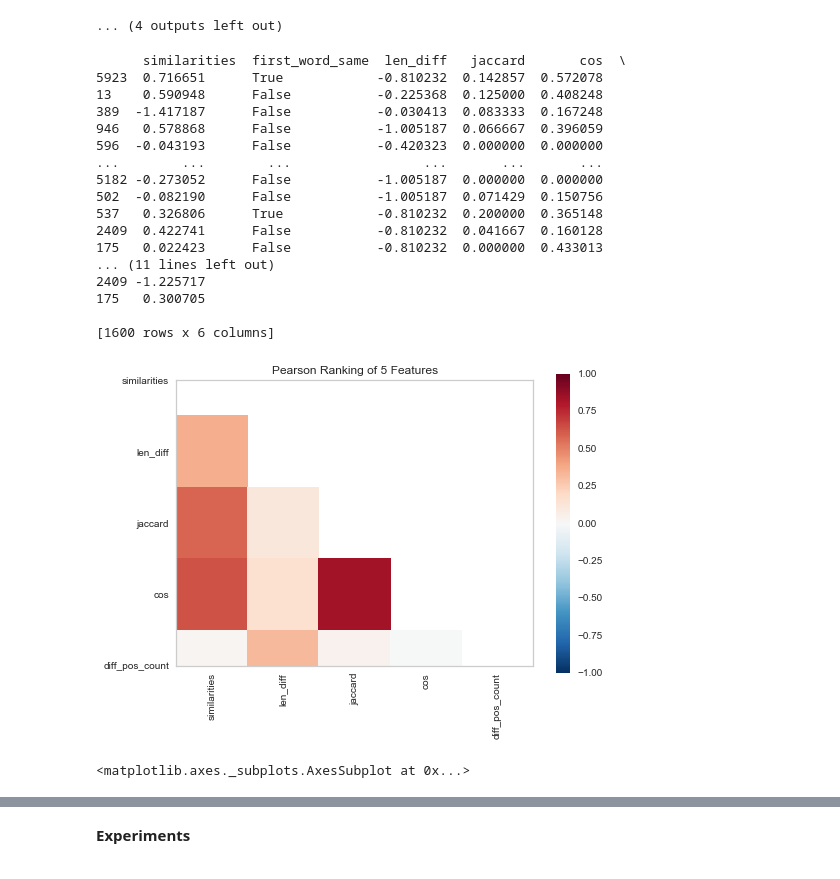
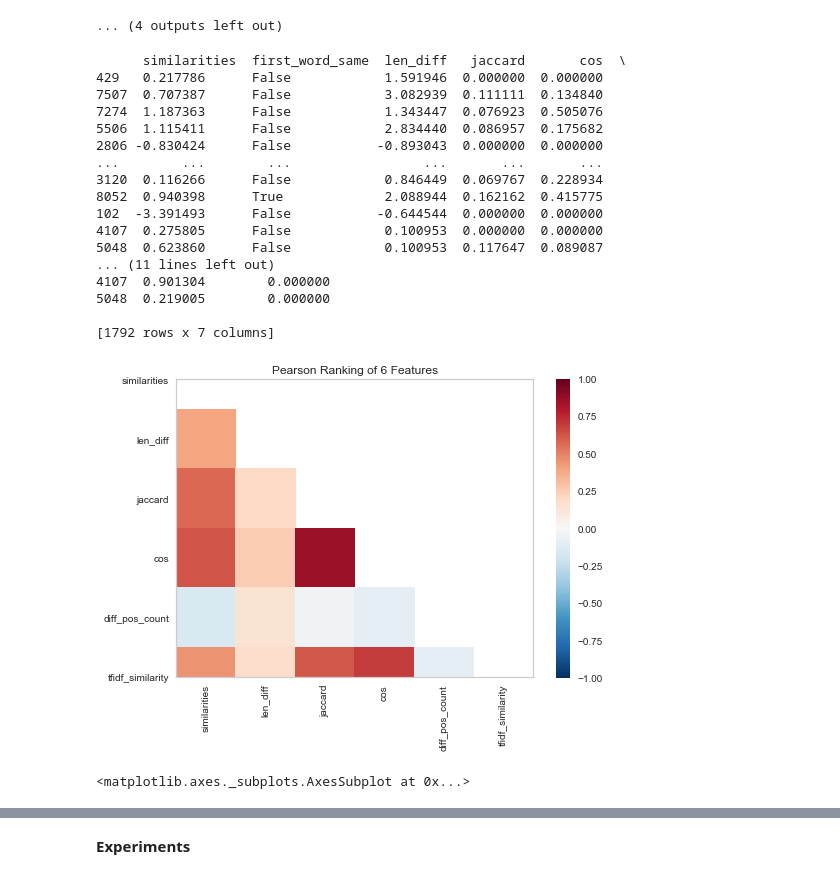
Before and after one commit to acdh-oeaw/elexis_mwsa_model, a Jupyter notebook: Codalab shared task.ipynb, the cells around one changed output, grey strips where cells are left out. Cells and saved outputs as stored; diff of their text form; code cells hidden in the pictures.

```diff
--- a/Codalab shared task.ipynb
+++ b/Codalab shared task.ipynb
@@ -92,3 +181,6 @@ balanced_en_data = load_and_preprocess()
+# %%
+balanced_en_data = load_and_preprocess('english', balancing = 'oversampling')
+balanced_en_data_undersampled = load_and_preprocess('english', balancing = 'undersampling')
 # %% [markdown]
 **Define Feature Extraction related functions**
 # %%
@@ -130,6 +222,38 @@ def diff_pos_count(row):
 
     return  len(pos_def1) - len(pos_def2)
 
+def tfidf(col1, col2):
+    tfidf_holder = pd.DataFrame()
+    tfidf_holder['col1'] = col1
+    tfidf_holder['col2'] = col2
+
+    values = join_definitions(col1, col2)
+    tfidf_holder['tfidf_1'], tfidf_holder['tfidf_2'] = tfidf_vectors(values)
+
+    return tfidf_holder.apply(lambda row: cosine_similarity([row['tfidf_1'], row['tfidf_2']])[0, 1], axis=1)
+
+
+def convert_to_text(token_array):
+    seperator = ' '
+    return seperator.join(token_array)
+
+
+def join_definitions(col1, col2):
+    joined_definitions = pd.concat([col1, col2])
+    return joined_definitions.apply(lambda tokens: ' '.join(tokens)).values.T
+
+
+def tfidf_vectors(values):
+    tfidf_matrix = TfidfVectorizer().fit_transform(values)
+
+    split_index = int(tfidf_matrix.get_shape()[0] / 2)
+    tfidf_array = tfidf_matrix.todense()
+
+    df_result1 = [row.tolist()[0] for row in tfidf_array[0:split_index]]
+    df_result2 = [row.tolist()[0] for row in tfidf_array[split_index:]]
+
+    return df_result1, df_result2
+
 
 
 def extract_features(data, feats_to_scale):
@@ -144,6 +268,7 @@ def extract_features(data, feats_to_scale):
     feat['jaccard'] = data.apply(lambda row: jaccard_sim(row), axis=1)
     feat['cos'] = data.apply(lambda row: cosine(row), axis=1)
     feat['diff_pos_count'] = data.apply(lambda row: diff_pos_count(row), axis = 1)
+    feat['tfidf_similarity'] = tfidf(data['stopwords_removed_1'], data['stopwords_removed_2'])
 
     for c_name in feats_to_scale:
         feat[c_name] = preprocessing.scale(feat[c_name])
@@ -164,5 +289,6 @@ def get_jaccard_sim(str1, str2):
 
 
 features = extract_features(balanced_en_data, ['similarities', 'len_diff','diff_pos_count'])
+features_undersampled = extract_features(balanced_en_data, ['similarities', 'len_diff','diff_pos_count'])
 #features['diff_pos_count']
 # %% [output]
@@ -461,44 +585,44 @@ Fitting 5 folds for each of 450 candidates, totalling 2250 fits
 # %%
 from yellowbrick.classifier import ClassificationReport
 from yellowbrick.features import Rank2D
 from yellowbrick.datasets import load_credit
 
 # Instantiate the visualizer with the Pearson ranking algorithm
 visualizer = Rank2D(algorithm='pearson')
 
 X = all_train_and_testset['pd']['x_trainset']
 print(X)
-X = X[['similarities','len_diff','jaccard','cos','diff_pos_count']]
+X = X[['similarities','len_diff','jaccard','cos','diff_pos_count','tfidf_similarity']]
 
 visualizer.fit(X, all_train_and_testset['pd']['y_trainset'])
 visualizer.transform(X)
 visualizer.show()
 # Fit the data to the visualizer
 #visualizer.transform(X)        # Transform the data
 #visualizer.show()              # Finalize and render the figure         # Finalize and render the figure
 
 #visualizer = Rank2D(algorithm="pearson")
 #visualizer.fit_transform(all_train_and_testset['pd']['x_trainset'])
 #visualizer.show()
 # %% [output]
       similarities  first_word_same  len_diff   jaccard       cos  \
-5923  0.716651      True            -0.810232  0.142857  0.572078
-13    0.590948      False           -0.225368  0.125000  0.408248
-389  -1.417187      False           -0.030413  0.083333  0.167248
-946   0.578868      False           -1.005187  0.066667  0.396059
-596  -0.043193      False           -0.420323  0.000000  0.000000
+429   0.217786      False            1.591946  0.000000  0.000000
+7507  0.707387      False            3.082939  0.111111  0.134840
+7274  1.187363      False            1.343447  0.076923  0.505076
+5506  1.115411      False            2.834440  0.086957  0.175682
+2806 -0.830424      False           -0.893043  0.000000  0.000000
 ...        ...        ...                 ...       ...       ...
-5182 -0.273052      False           -1.005187  0.000000  0.000000
-502  -0.082190      False           -1.005187  0.071429  0.150756
-537   0.326806      True            -0.810232  0.200000  0.365148
-2409  0.422741      False           -0.810232  0.041667  0.160128
-175   0.022423      False           -0.810232  0.000000  0.433013
+3120  0.116266      False            0.846449  0.069767  0.228934
+8052  0.940398      True             2.088944  0.162162  0.415775
+102  -3.391493      False           -0.644544  0.000000  0.000000
+4107  0.275805      False            0.100953  0.000000  0.000000
+5048  0.623860      False            0.100953  0.117647  0.089087
 ... (11 lines left out)
-2409 -1.225717
-175   0.300705
+4107  0.901304        0.000000
+5048  0.219005        0.000000
 
-[1600 rows x 6 columns]
+[1792 rows x 7 columns]
-[figure, old version]
+[figure, new version]
 <matplotlib.axes._subplots.AxesSubplot at 0x...>
 # %%
 
```
Also changed, not shown: parts of 8 cells of this notebook, 1 other file.
